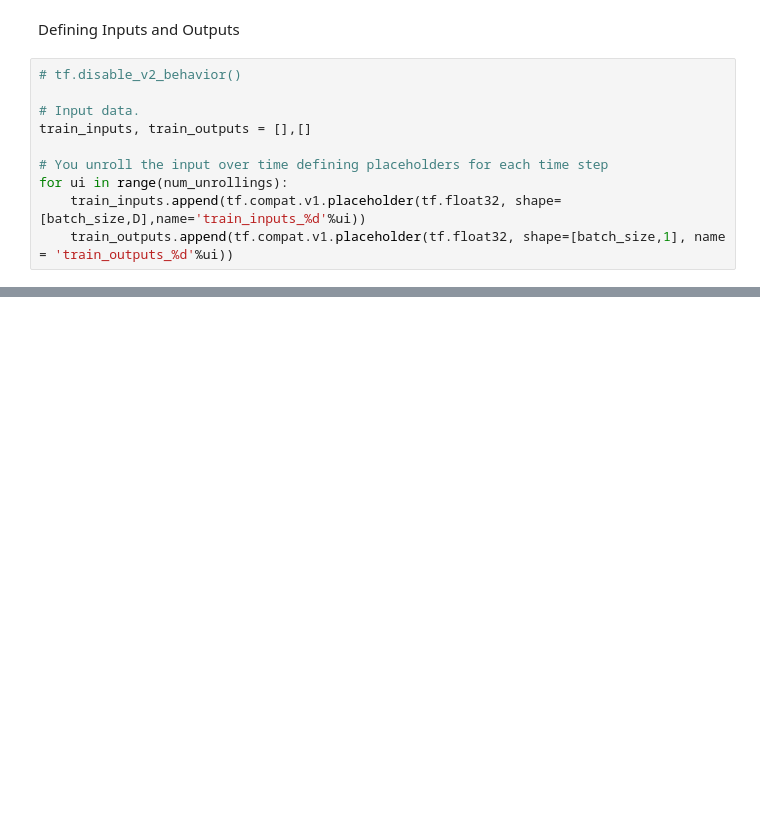
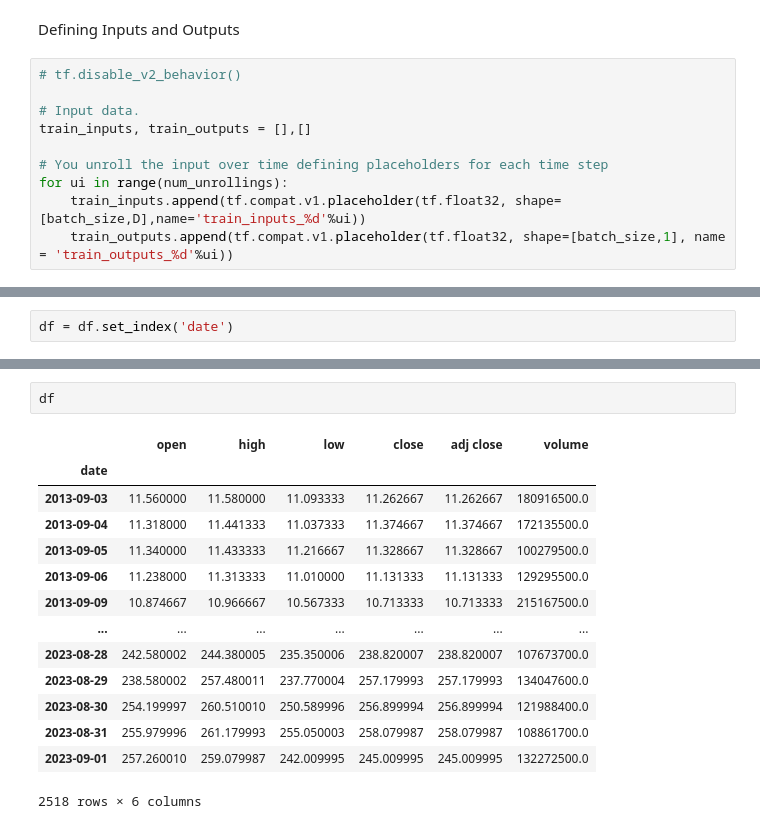
Before and after one commit to thonglamhai/stock-price-prediction, a Jupyter notebook: stock_price_prediction.ipynb, the cells around one changed output, grey strips where cells are left out. Saved outputs shown, nothing was run; the diff lists cells and outputs as text; blank space fills up the shorter version.

```diff
--- a/stock_price_prediction.ipynb
+++ b/stock_price_prediction.ipynb
@@ -1094,0 +1145,2 @@ AttributeError: module 'tensorflow' has no attribute 'contrib'
+# %%
+df = df.set_index('date')
@@ -1094,0 +1166,17 @@ AttributeError: module 'tensorflow' has no attribute 'contrib'
+# %%
+df
+# %% [output]
+|  | open | high | low | close | adj close | volume |
+| date |  |  |  |  |  |  |
+| 2013-09-03 | 11.560000 | 11.580000 | 11.093333 | 11.262667 | 11.262667 | 180916500.0 |
+| 2013-09-04 | 11.318000 | 11.441333 | 11.037333 | 11.374667 | 11.374667 | 172135500.0 |
+| 2013-09-05 | 11.340000 | 11.433333 | 11.216667 | 11.328667 | 11.328667 | 100279500.0 |
+| 2013-09-06 | 11.238000 | 11.313333 | 11.010000 | 11.131333 | 11.131333 | 129295500.0 |
+| 2013-09-09 | 10.874667 | 10.966667 | 10.567333 | 10.713333 | 10.713333 | 215167500.0 |
+| ... | ... | ... | ... | ... | ... | ... |
+| 2023-08-28 | 242.580002 | 244.380005 | 235.350006 | 238.820007 | 238.820007 | 107673700.0 |
+| 2023-08-29 | 238.580002 | 257.480011 | 237.770004 | 257.179993 | 257.179993 | 134047600.0 |
+| 2023-08-30 | 254.199997 | 260.510010 | 250.589996 | 256.899994 | 256.899994 | 121988400.0 |
+| 2023-08-31 | 255.979996 | 261.179993 | 255.050003 | 258.079987 | 258.079987 | 108861700.0 |
+| 2023-09-01 | 257.260010 | 259.079987 | 242.009995 | 245.009995 | 245.009995 | 132272500.0 |
+2518 rows × 6 columns
```
Also changed, not shown: parts of 16 cells of this notebook.
